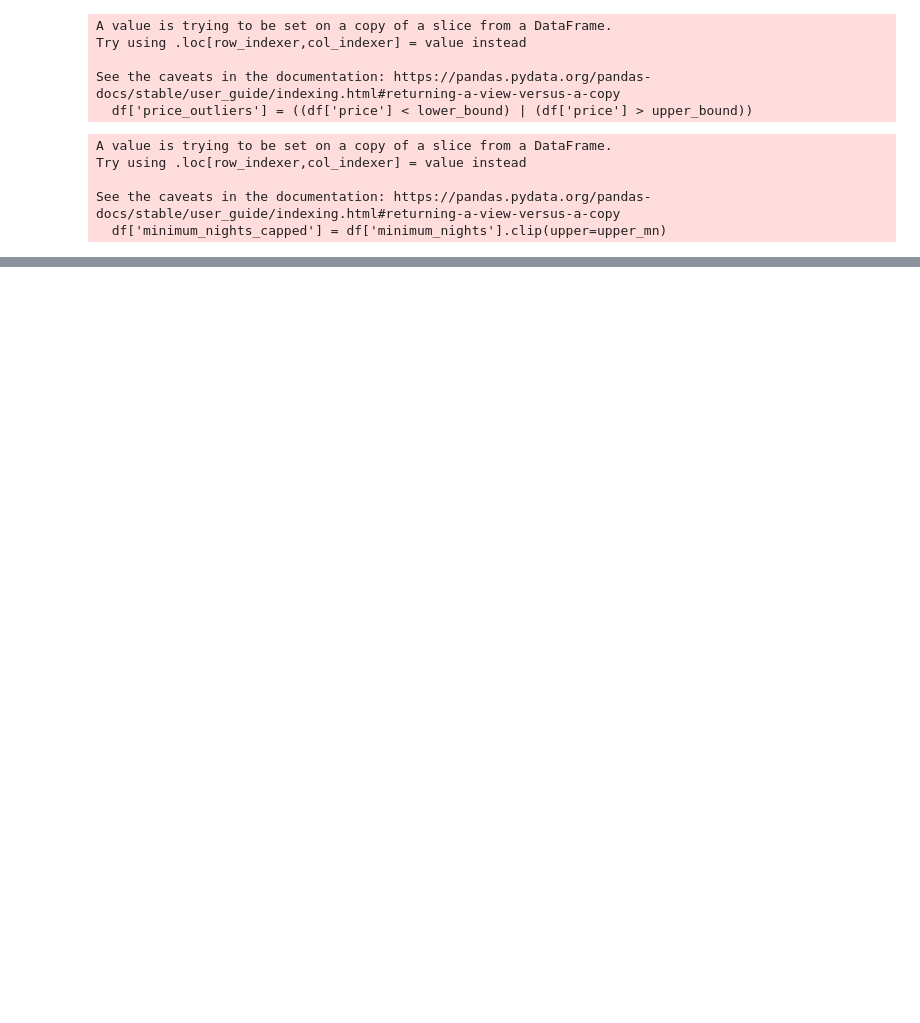
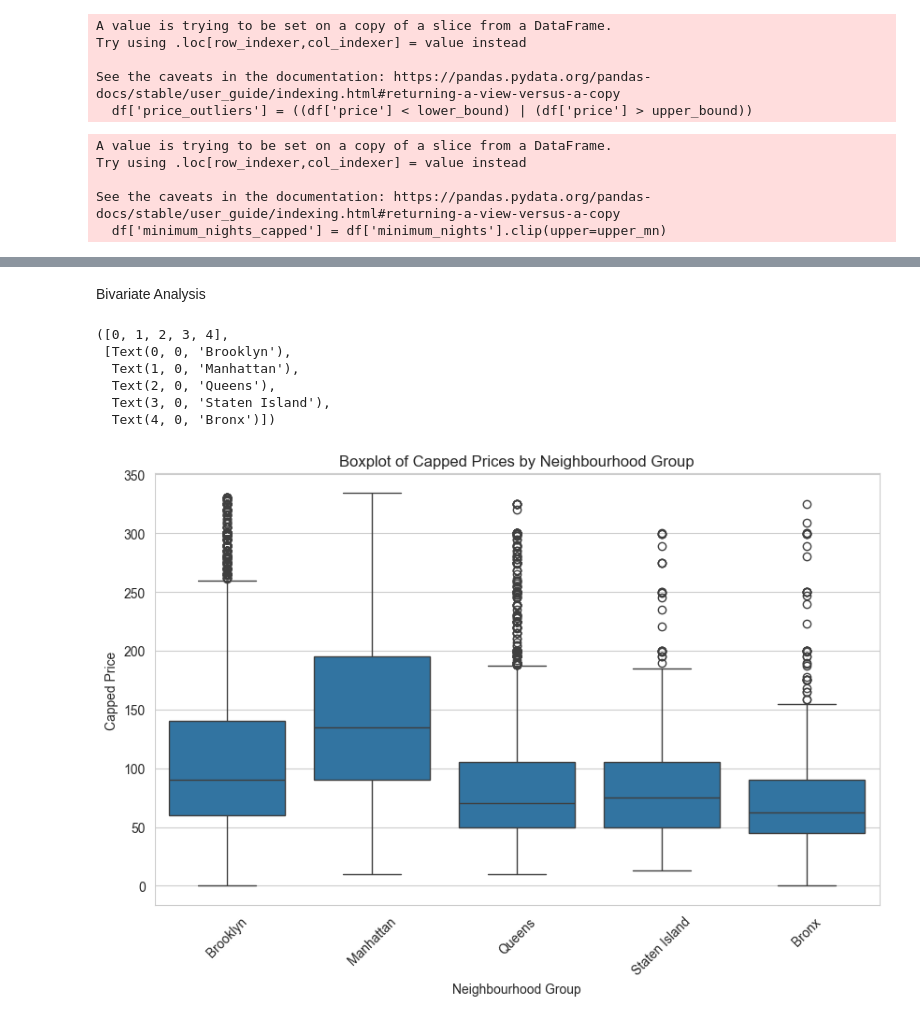
Before and after one commit to ys09123/airbnb-dataset-analysis, a Jupyter notebook: airbnb.ipynb, the cells around one changed output, grey strips where cells are left out. Cells and saved outputs as stored; diff of their text form; code cells hidden in the pictures; blank space fills up the shorter version.

```diff
--- a/airbnb.ipynb
+++ b/airbnb.ipynb
@@ -268,0 +300,16 @@ See the caveats in the documentation: https://pandas.pydata.org/pandas-docs/stab
+# %% [markdown]
+Bivariate Analysis
+# %%
+sns.boxplot(x='neighbourhood_group', y='price_capped', data=df)
+plt.title('Boxplot of Capped Prices by Neighbourhood Group')
+plt.xlabel('Neighbourhood Group')
+plt.ylabel('Capped Price')
+plt.xticks(rotation=45)
+# %% [output]
+([0, 1, 2, 3, 4],
+ [Text(0, 0, 'Brooklyn'),
+  Text(1, 0, 'Manhattan'),
+  Text(2, 0, 'Queens'),
+  Text(3, 0, 'Staten Island'),
+  Text(4, 0, 'Bronx')])
+[figure, added]
```
Also changed, not shown: parts of 9 cells of this notebook.
